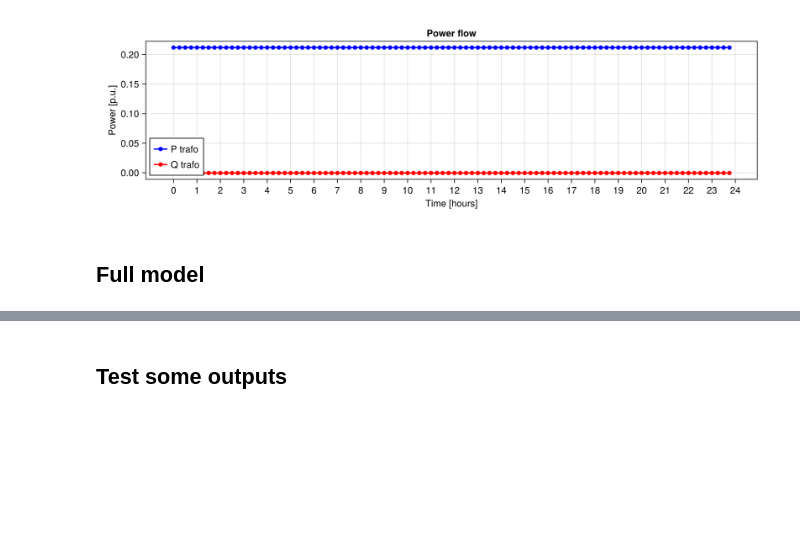
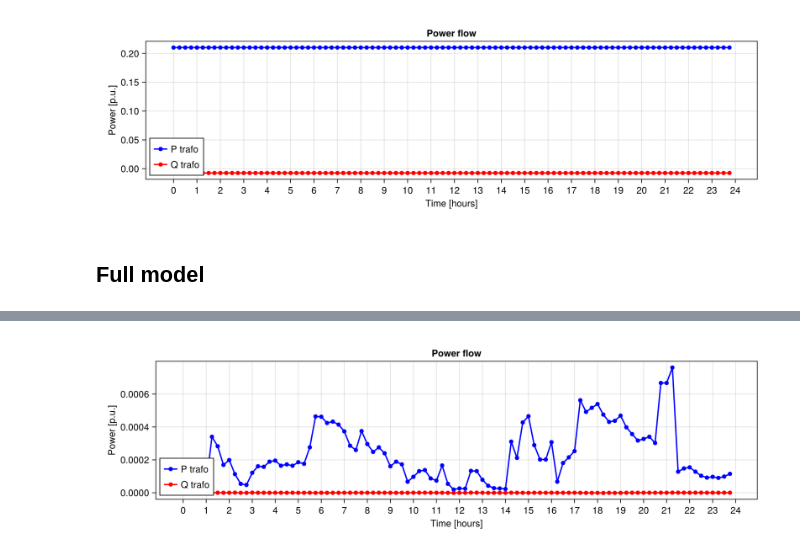
Before and after one commit to XinLiTue/Congestion-Management-based-on-Thermal-Comfort, a Jupyter notebook: OPF-jl.ipynb, the cells around one changed output, grey strips where cells are left out. Drawn from its saved outputs; the diff is of its cells as text; code cells hidden in the pictures; blank space fills up the shorter version.

```diff
--- a/OPF-jl.ipynb
+++ b/OPF-jl.ipynb
@@ -308,4 +338,4 @@ plot_pq(model, 1)
 # %% [markdown]
 ## Full model
 # %%
-# T=1:96
+T=1:96
@@ -312,8 +344,8 @@ plot_pq(model, 1)
 # %%
-# model = GEC(network=network,
-#             connections=connections,
-#             df=df,
-#             meta = meta,
-#             silent=false,
-#             T=T
-# )
+model = GEC(network=network,
+            connections=connections,
+            df=df,
+            meta = meta,
+            silent=false,
+            T=T
+)
@@ -320,2 +382,0 @@ plot_pq(model, 1)
-# %% [markdown]
-## Test some outputs
@@ -340,0 +383,4 @@ plot_pq(model, 1)
+# %%
+plot_pq(model, 55)
+# %% [output]
+[figure, added]
```
Also changed, not shown: parts of 8 cells of this notebook, 8 other files.
